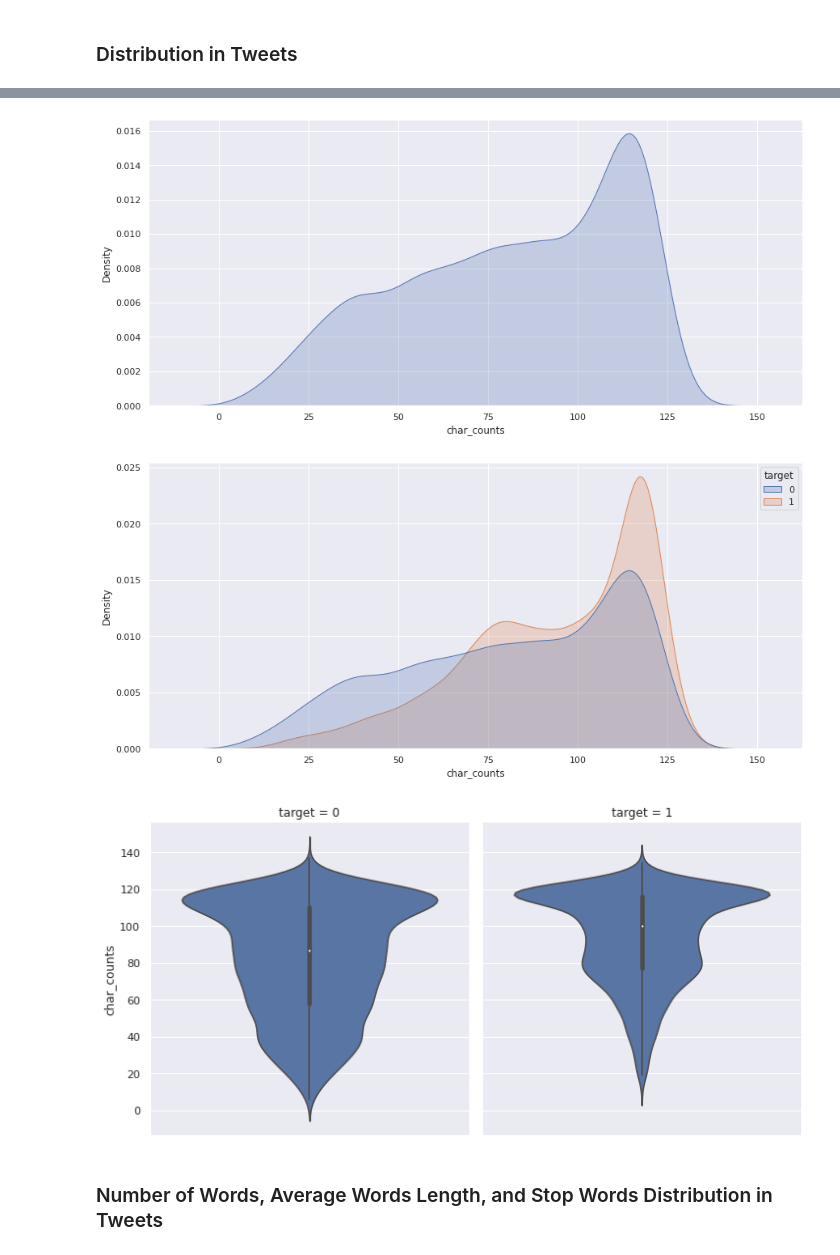
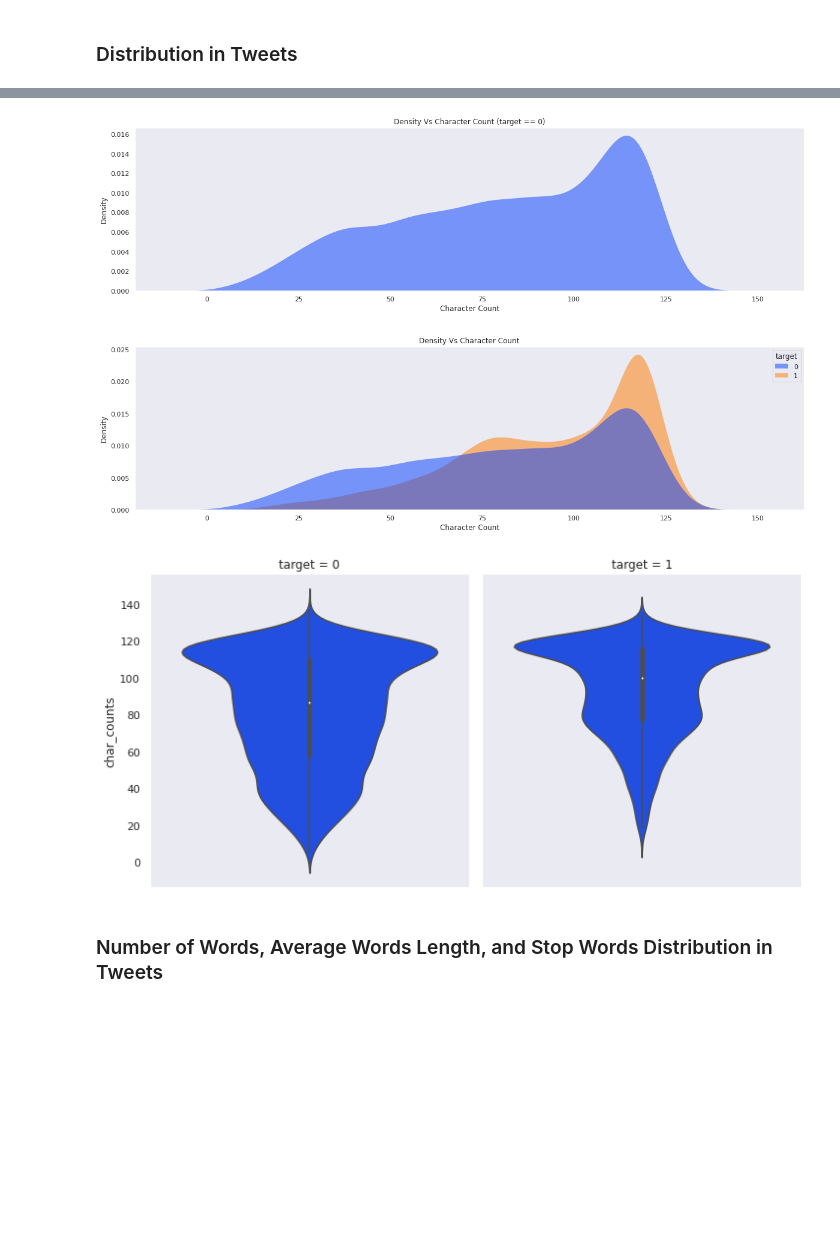
Before and after one commit to data-analytics-professionals/tweet-classification, a Jupyter notebook: tweets.ipynb, the cells around one changed output, grey strips where cells are left out. Cells and saved outputs as stored; diff of their text form; code cells hidden in the pictures; blank space fills up the shorter version.

```diff
--- a/tweets.ipynb
+++ b/tweets.ipynb
@@ -30,10 +30,12 @@ import pandas as pd
 import matplotlib.pyplot as plt
 import seaborn as sns
 import preprocess_kgptalkie as kgp
-
-sns.set_theme(style="darkgrid")
-sns.color_palette("bright")
-sns.set(rc={'figure.figsize':(14.5, 5)})
+# %%
+# Set seaborn settings
+sns.set(rc={'figure.figsize':(20, 5)})
+sns.set_theme(context='notebook', style='dark', palette='bright', font='sans-serif', font_scale=1, color_codes=True, rc=None)
+
+# %matplotlib inline
 # %% [markdown]
 # Data Acquisition
 # %%
@@ -122,22 +124,28 @@ plt.show()
 # %%
 # Plot: Kernel Density Estimate (KDE) Plot for char_counts where target == 0
-sns.kdeplot(df[df['target'] == 0]['char_counts'], shade=True)
+sns.kdeplot(df[df['target'] == 0]['char_counts'], shade=True, fill=True, alpha=.5, linewidth=0)
+plt.title('Density Vs Character Count (target == 0)')
+plt.ylabel('Density')
+plt.xlabel('Character Count')
 plt.show()
 # %% [output]
-[figure, old version]
+[figure, new version]
 # %%
-# Plot Kernel Density Estimate (KDE) Plot for char_counts where target == 0 and where target == 1
-sns.kdeplot(df[df['target'] == 1]['char_counts'], shade=True, color='red', hue=df['target'])
-sns.kdeplot(df[df['target'] == 0]['char_counts'], shade=True, color='blue', hue=df['target'])
+# Kernel Density Estimate (KDE) Plot for char_counts where target == 0 and where target == 1
+sns.kdeplot(df[df['target'] == 1]['char_counts'], shade=True, color='red', hue=df['target'], fill=True, alpha=.5, linewidth=0)
+sns.kdeplot(df[df['target'] == 0]['char_counts'], shade=True, color='blue', hue=df['target'], fill=True, alpha=.5, linewidth=0)
+plt.title('Density Vs Character Count')
+plt.ylabel('Density')
+plt.xlabel('Character Count')
 plt.show()
 # %% [output]
-[figure, old version]
+[figure, new version]
 # %%
 # Plot catplot
 sns.catplot(y='char_counts', data=df, kind='violin', col='target')
 plt.show()
 # %% [output]
-[figure, old version]
+[figure, new version]
 # %% [markdown]
 ### Number of Words, Average Words Length, and Stop Words Distribution in Tweets
 # %%
```
Also changed, not shown: parts of 11 cells of this notebook.
